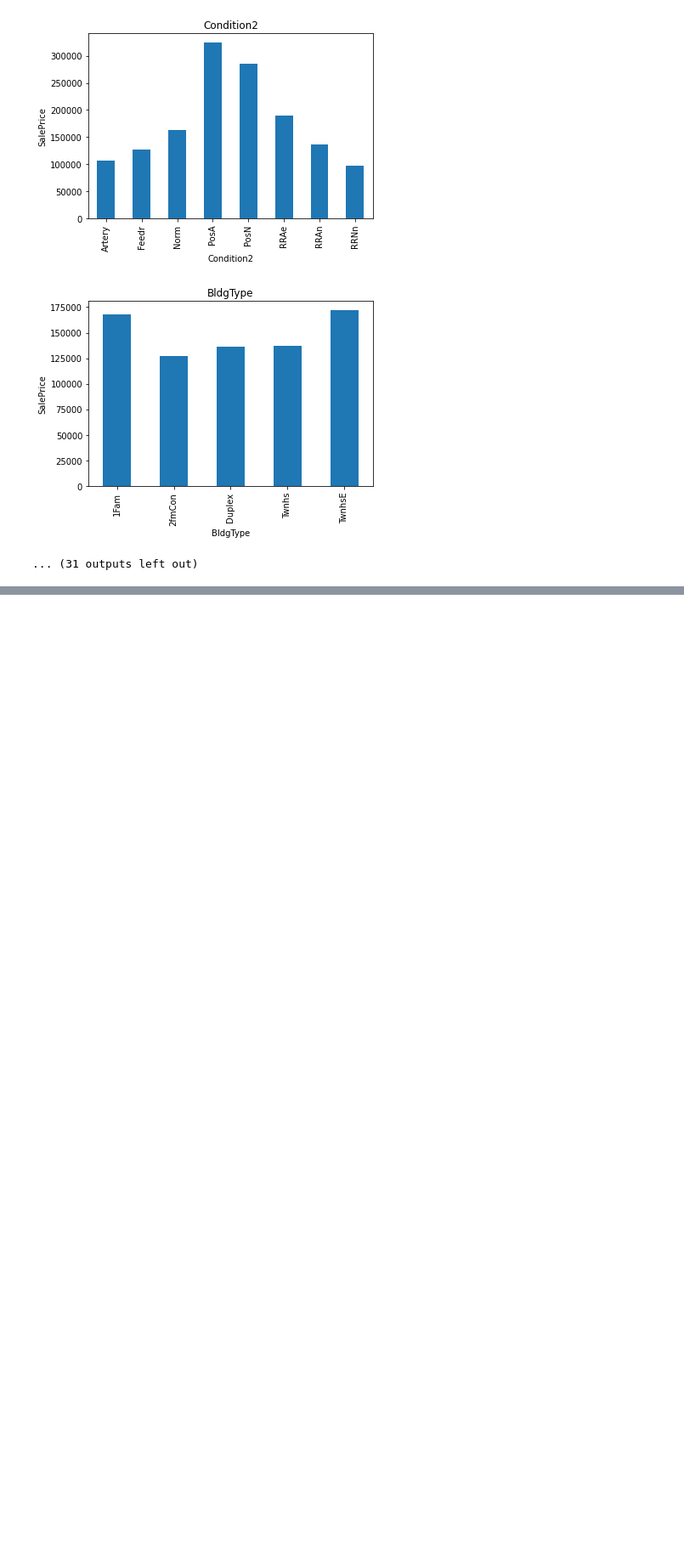
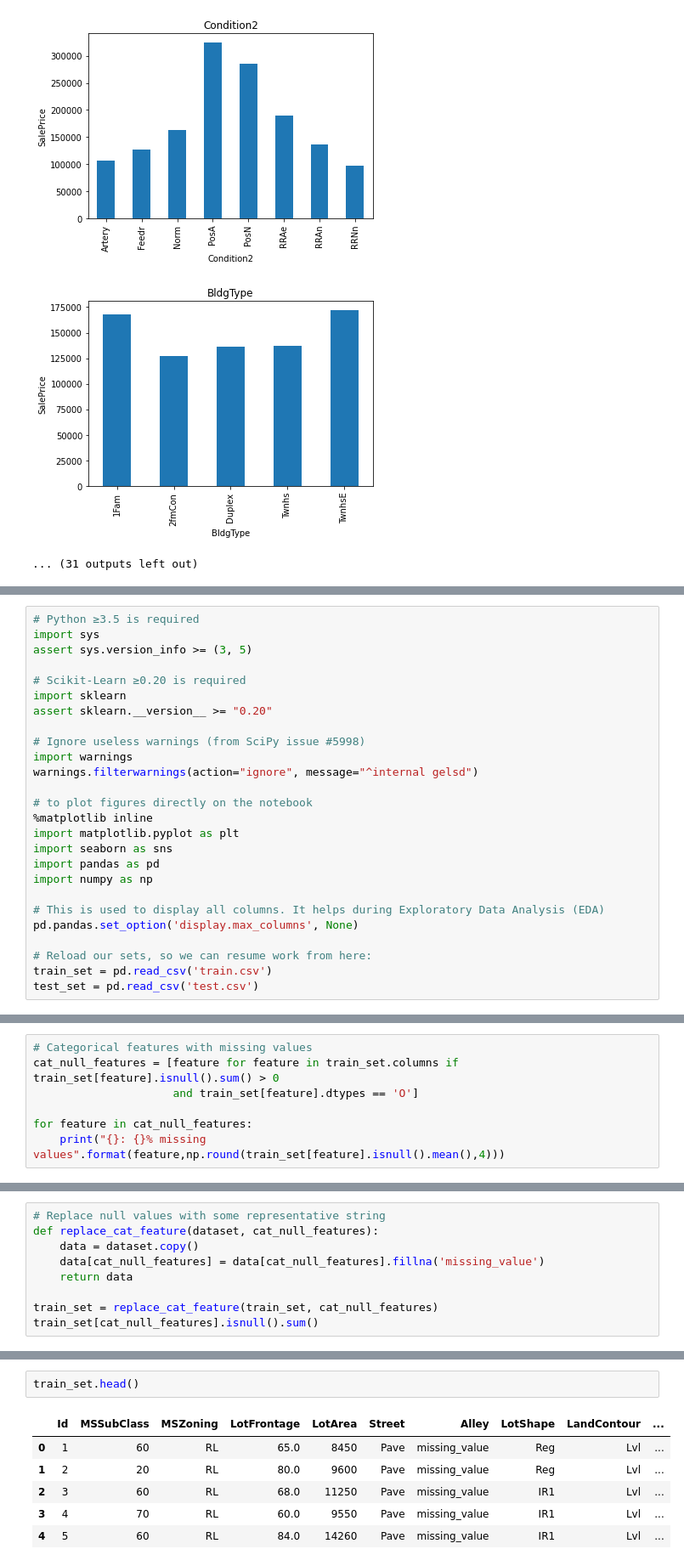
Before and after one commit to brunoportela/ML-Projects, a Jupyter notebook: Housing Prices Prediction - Kaggle/ Housing Prices Prediction - Kaggle.ipynb, the cells around one changed output, grey strips where cells are left out. Shown at 85% size. Saved outputs shown, nothing was run; the diff lists cells and outputs as text; blank space fills up the shorter version.

```diff
--- a/Housing Prices Prediction - Kaggle/ Housing Prices Prediction - Kaggle.ipynb
+++ b/Housing Prices Prediction - Kaggle/ Housing Prices Prediction - Kaggle.ipynb
@@ -462,0 +465,26 @@ for feature in cat_features:
+# %%
+# Python ≥3.5 is required
+import sys
+assert sys.version_info >= (3, 5)
+
+# Scikit-Learn ≥0.20 is required
+import sklearn
+assert sklearn.__version__ >= "0.20"
+
+# Ignore useless warnings (from SciPy issue #5998)
+import warnings
+warnings.filterwarnings(action="ignore", message="^internal gelsd")
+
+# to plot figures directly on the notebook
+%matplotlib inline
+import matplotlib.pyplot as plt
+import seaborn as sns
+import pandas as pd
+import numpy as np
+
+# This is used to display all columns. It helps during Exploratory Data Analysis (EDA)
+pd.pandas.set_option('display.max_columns', None)
+
+# Reload our sets, so we can resume work from here:
+train_set = pd.read_csv('train.csv')
+test_set = pd.read_csv('test.csv')
@@ -462,0 +499,7 @@ for feature in cat_features:
+# %%
+# Categorical features with missing values
+cat_null_features = [feature for feature in train_set.columns if train_set[feature].isnull().sum() > 0
+                     and train_set[feature].dtypes == 'O']
+
+for feature in cat_null_features:
+    print("{}: {}% missing values".format(feature,np.round(train_set[feature].isnull().mean(),4)))
@@ -462,0 +523,9 @@ for feature in cat_features:
+# %%
+# Replace null values with some representative string
+def replace_cat_feature(dataset, cat_null_features):
+    data = dataset.copy()
+    data[cat_null_features] = data[cat_null_features].fillna('missing_value')
+    return data
+
+train_set = replace_cat_feature(train_set, cat_null_features)
+train_set[cat_null_features].isnull().sum()
@@ -462,0 +550,9 @@ for feature in cat_features:
+# %%
+train_set.head()
+# %% [output]
+|  | Id | MSSubClass | MSZoning | LotFrontage | LotArea | Street | Alley | LotShape | LandContour | ... |
+| 0 | 1 | 60 | RL | 65.0 | 8450 | Pave | missing_value | Reg | Lvl | ... |
+| 1 | 2 | 20 | RL | 80.0 | 9600 | Pave | missing_value | Reg | Lvl | ... |
+| 2 | 3 | 60 | RL | 68.0 | 11250 | Pave | missing_value | IR1 | Lvl | ... |
+| 3 | 4 | 70 | RL | 60.0 | 9550 | Pave | missing_value | IR1 | Lvl | ... |
+| 4 | 5 | 60 | RL | 84.0 | 14260 | Pave | missing_value | IR1 | Lvl | ... |
```
Also changed, not shown: parts of 25 cells of this notebook.
